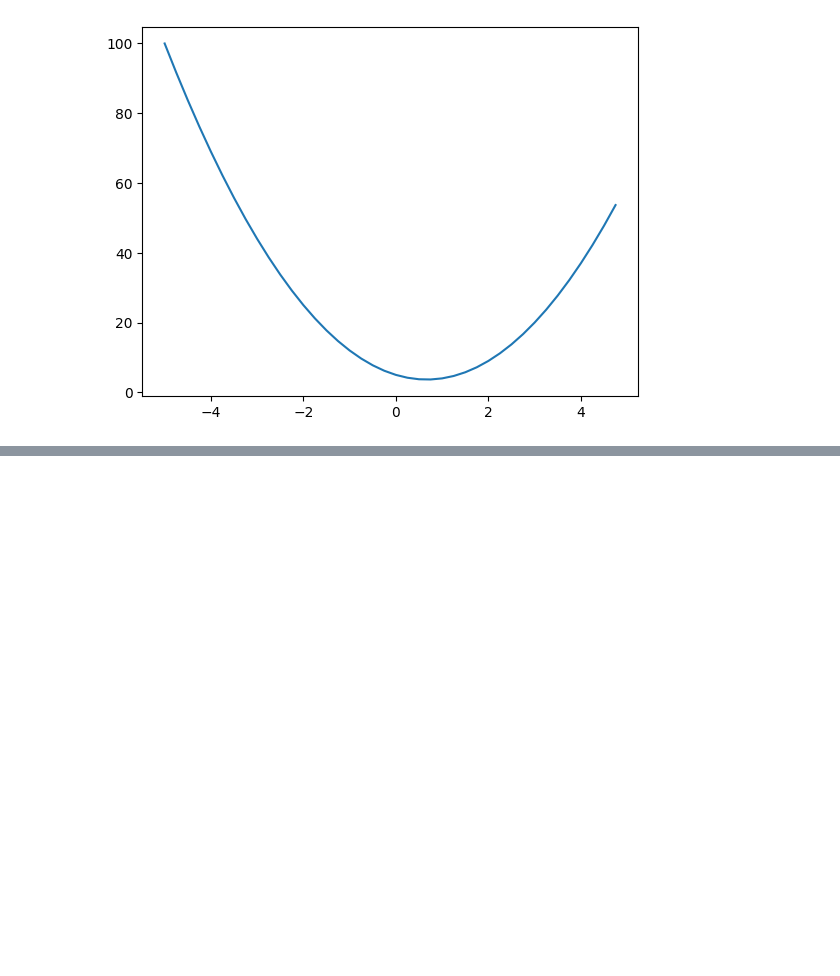
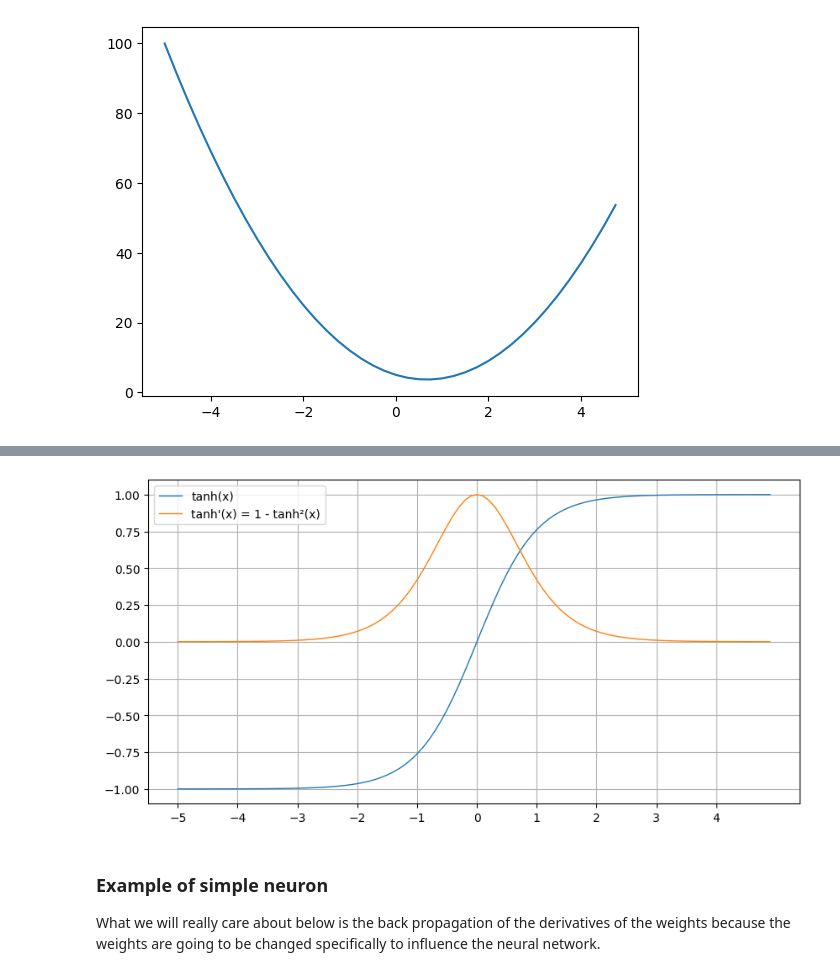
Before and after one commit to ericjeker/micrograd, a Jupyter notebook: micrograd_from_scratch.ipynb, the cells around one changed output, grey strips where cells are left out. Cells and saved outputs as stored; diff of their text form; code cells hidden in the pictures; blank space fills up the shorter version.

```diff
--- a/micrograd_from_scratch.ipynb
+++ b/micrograd_from_scratch.ipynb
@@ -112,0 +241,21 @@ draw_dot(d)
+# %%
+# Calculate the derivative of tanh
+o = np.arange(-5.0, 5.0, 0.1)
+b = np.tanh(o)
+
+# Derivative of tanh(x) is 1 - tanh(x)^2
+d = 1 - b ** 2
+
+plt.figure(figsize=(10, 5))
+plt.xticks(np.arange(-5, 5, 1))
+plt.plot(o, b, label='tanh(x)', linewidth=1)
+plt.plot(o, d, label="tanh'(x) = 1 - tanh²(x)", linewidth=1)
+plt.legend()
+plt.grid()
+plt.show()
+# %% [output]
+[figure, added]
+# %% [markdown]
+### Example of simple neuron
+
+What we will really care about below is the back propagation of the derivatives of the weights because the weights are going to be changed specifically to influence the neural network.
```
Also changed, not shown: parts of 22 cells of this notebook.
